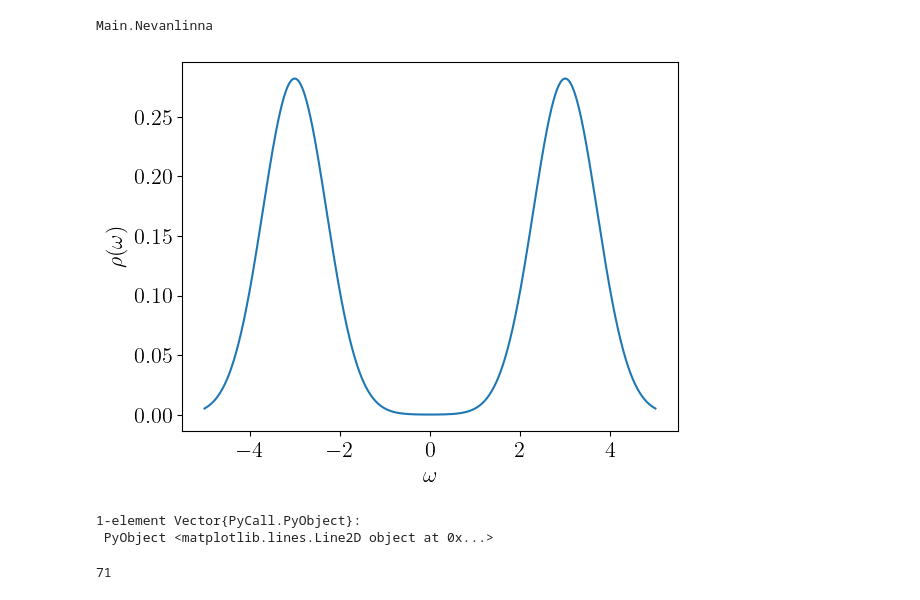
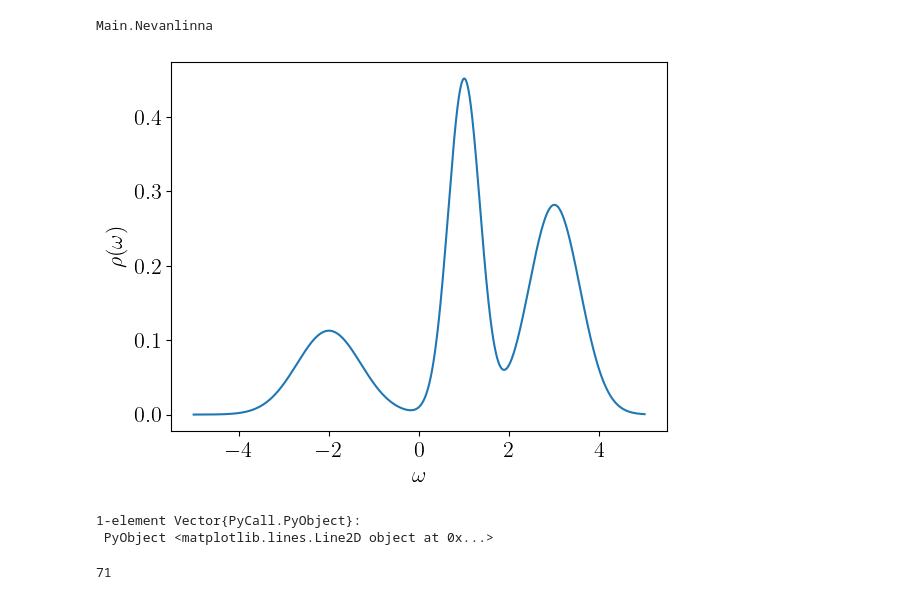
Before and after one commit to SpM-lab/Nevanlinna.jl, a Jupyter notebook: develop.ipynb, the cells around one changed output. Saved outputs shown, nothing was run; the diff lists cells and outputs as text; code cells hidden in the pictures.

```diff
--- a/develop.ipynb
+++ b/develop.ipynb
@@ -18,28 +18,28 @@ Main.Nevanlinna
 # %%
 gaussian(x, mu, sigma) = exp(-((x-mu)/sigma)^2)/(sqrt(π)*sigma)
 
 #on-centered gaussian
 #rho(omega) = gaussian(omega, 0.0, 0.15)
 
 #rho(omega) = gaussian(omega, 1.0, 0.15) +
 #    0.4*gaussian(omega, 1.0, 0.8) + 0.4*gaussian(omega, -1.0, 0.8)
 
-#rho(omega) = 0.4*gaussian(omega, 1.0, 0.5) +
-#    0.4*gaussian(omega, 3.0, 0.8) + 0.2*gaussian(omega, -2.0, 1.0)
+rho(omega) = 0.4*gaussian(omega, 1.0, 0.5) +
+    0.4*gaussian(omega, 3.0, 0.8) + 0.2*gaussian(omega, -2.0, 1.0)
 
 ######
 
-rho(omega) = 0.5*gaussian(omega, -3.0, 1.0) + 0.5*gaussian(omega, 3.0, 1.0)
+#rho(omega) = 0.5*gaussian(omega, -3.0, 1.0) + 0.5*gaussian(omega, 3.0, 1.0)
 
 #off-centered gaussian
 #rho(omega) = gaussian(omega, 0.2, 0.05)
 
 omegas = LinRange(-5, 5, 1000)
 plt.xlabel(L"\omega")
 plt.ylabel(L"\rho(\omega)")
 plt.plot(omegas, rho.(omegas))
 # %% [output]
-[figure, old version]
+[figure, new version]
 1-element Vector{PyCall.PyObject}:
  PyObject <matplotlib.lines.Line2D object at 0x...>
 # %%
```
Also changed, not shown: parts of 3 cells of this notebook.
